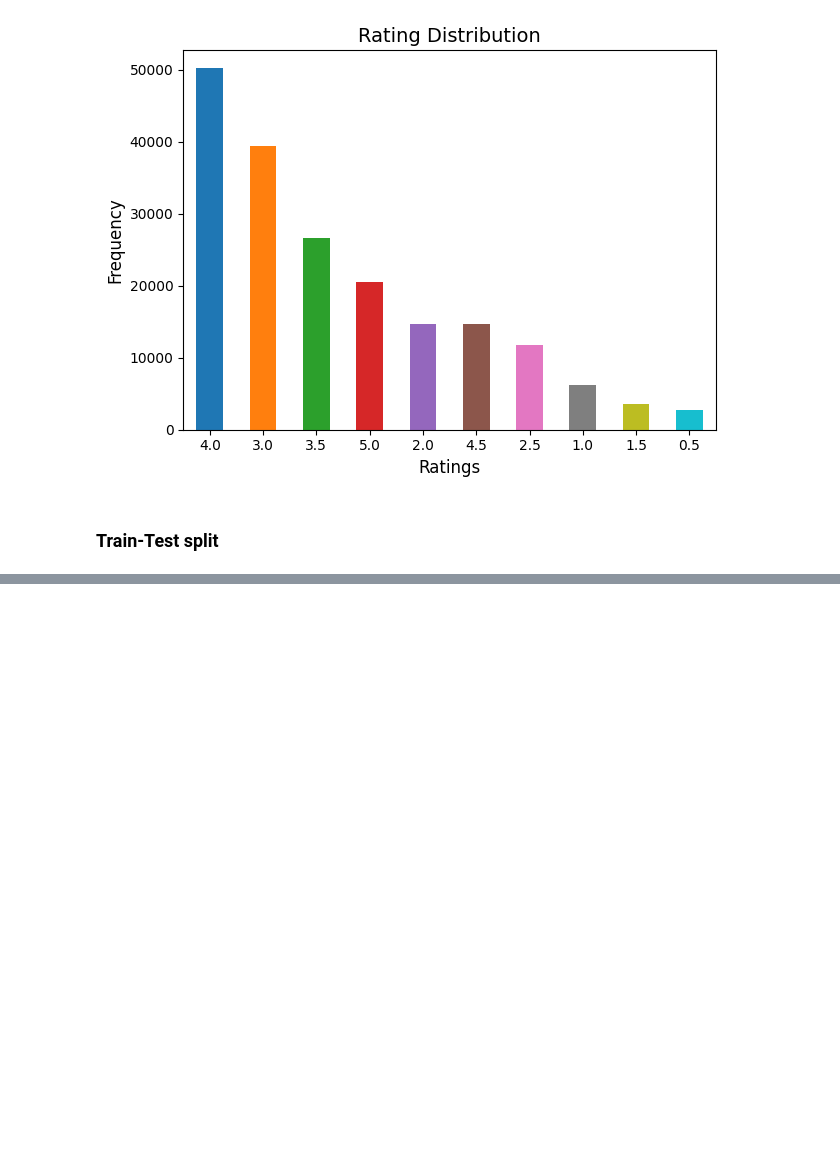
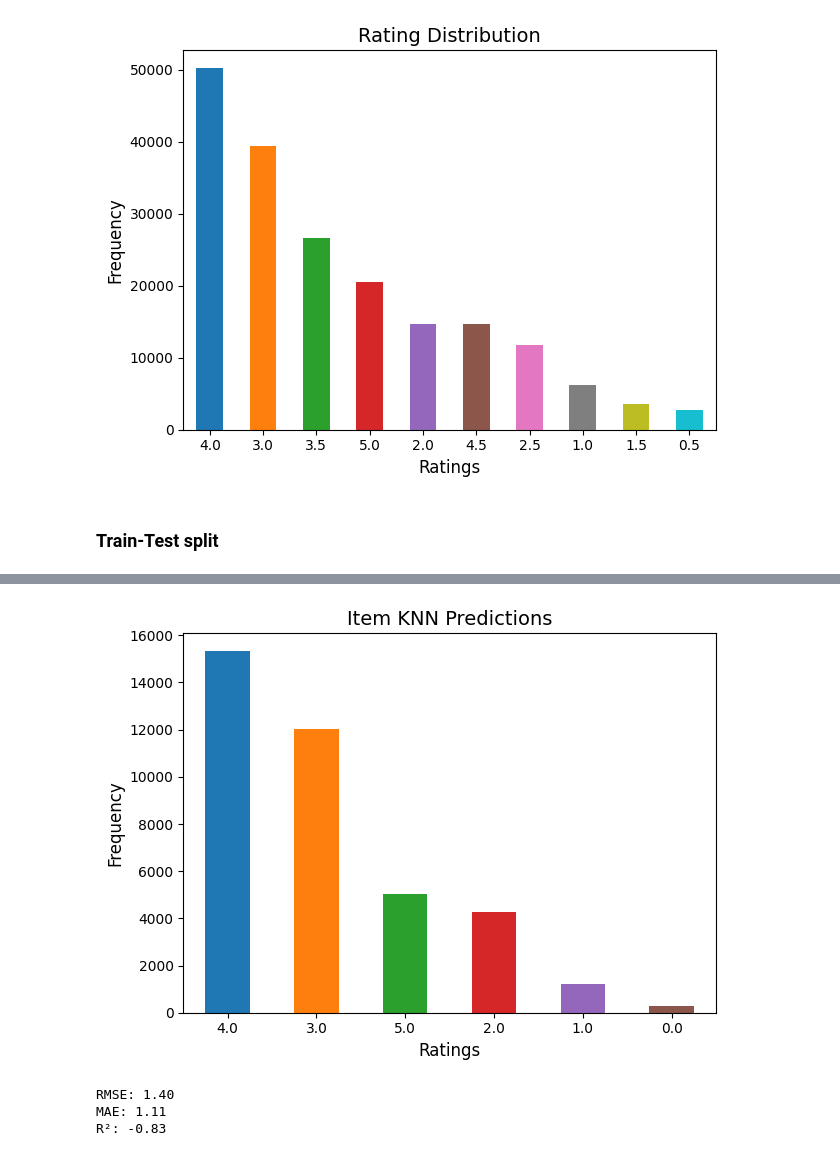
Before and after one commit to bm-coelho/alglin-trab, a Jupyter notebook: demo.ipynb, the cells around one changed output, grey strips where cells are left out. Saved outputs shown, nothing was run; the diff lists cells and outputs as text; code cells hidden in the pictures; blank space fills up the shorter version.

```diff
--- a/demo.ipynb
+++ b/demo.ipynb
@@ -175,0 +299,5 @@ plot_rating_distribution(ratings_df)
+# %%
+itemknn_pred_df = pd.read_csv(itemknn_pred_file, sep='\t', names=['userId', 'movieId', 'rating'])
+itemknn_pred_df['rounded_rating'] = itemknn_pred_df['rating'].round()
+
+itemknn_pred_df.head()
@@ -175,0 +311,10 @@ plot_rating_distribution(ratings_df)
+# %%
+plot_rating_distribution(itemknn_pred_df, column_name='rounded_rating', title='Item KNN Predictions')
+# %% [output]
+[figure, added]
+# %%
+itemknn_evaluation = evaluate_predictions(itemknn_pred_df['rating'], test['rating'])
+# %% [output]
+RMSE: 1.40
+MAE: 1.11
+R²: -0.83
```
Also changed, not shown: parts of 21 cells of this notebook, 8 other files.
